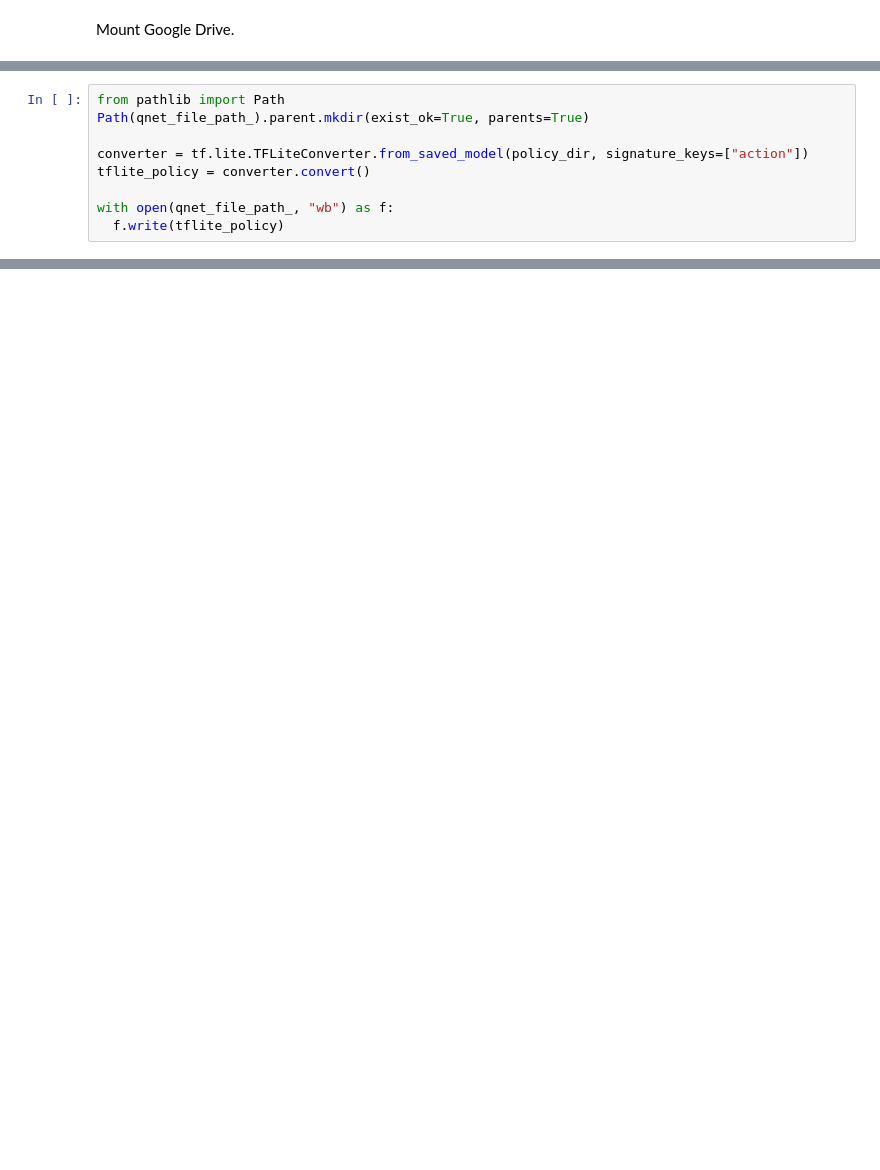
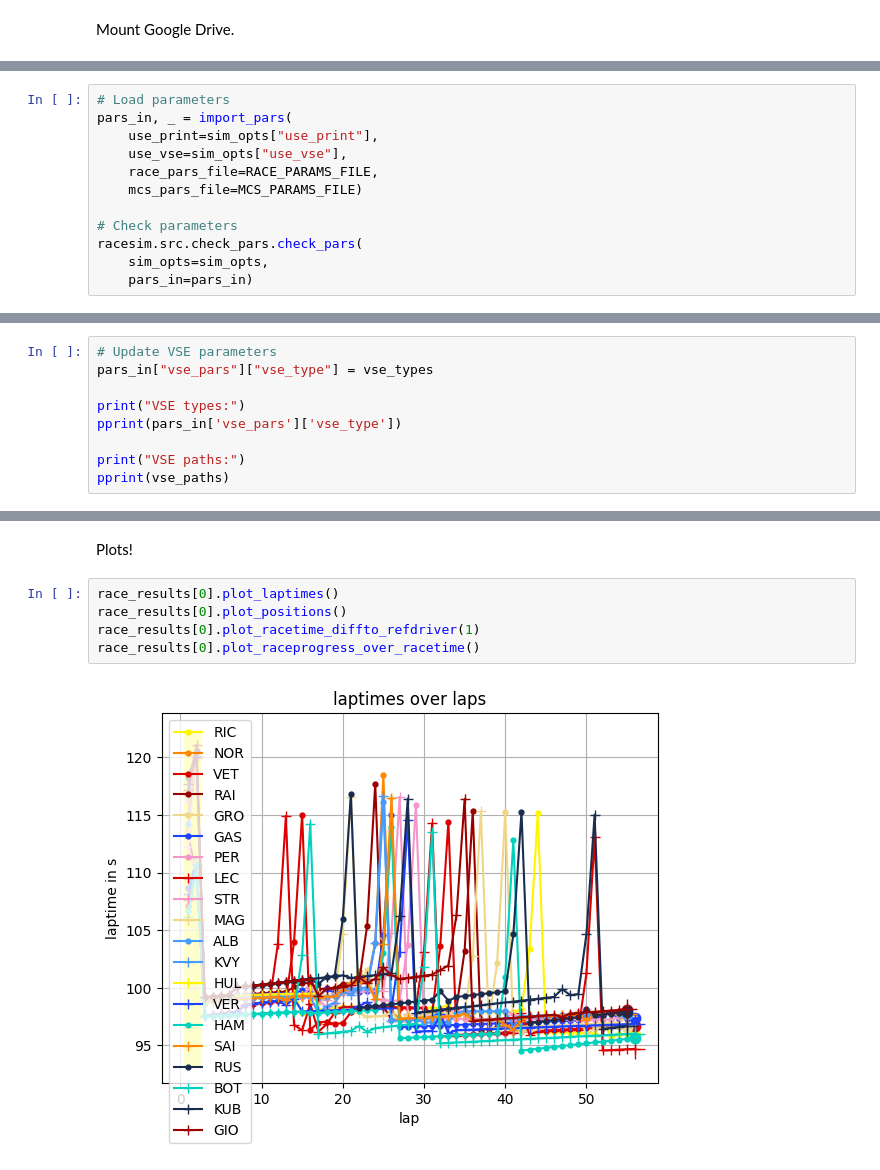
Before and after one commit to pezon/msca-race-simulation, a Jupyter notebook: notebooks/Simulate_Race.ipynb, the cells around one changed output, grey strips where cells are left out. Saved outputs shown, nothing was run; the diff lists cells and outputs as text; blank space fills up the shorter version.

Commit message:
fixed: simulate race

```diff
--- a/notebooks/Simulate_Race.ipynb
+++ b/notebooks/Simulate_Race.ipynb
@@ -862,9 +72,0 @@ Convert policy to TFLite
-# %%
-from pathlib import Path
-Path(qnet_file_path_).parent.mkdir(exist_ok=True, parents=True)
-
-converter = tf.lite.TFLiteConverter.from_saved_model(policy_dir, signature_keys=["action"])
-tflite_policy = converter.convert()
-
-with open(qnet_file_path_, "wb") as f:
-  f.write(tflite_policy)
@@ -1578,0 +190,12 @@ INFO: Simulation finished successfully!
+# %%
+# Load parameters
+pars_in, _ = import_pars(
+    use_print=sim_opts["use_print"],
+    use_vse=sim_opts["use_vse"],
+    race_pars_file=RACE_PARAMS_FILE,
+    mcs_pars_file=MCS_PARAMS_FILE)
+
+# Check parameters
+racesim.src.check_pars.check_pars(
+    sim_opts=sim_opts,
+    pars_in=pars_in)
@@ -1578,0 +211,9 @@ INFO: Simulation finished successfully!
+# %%
+# Update VSE parameters
+pars_in["vse_pars"]["vse_type"] = vse_types
+
+print("VSE types:")
+pprint(pars_in['vse_pars']['vse_type'])
+
+print("VSE paths:")
+pprint(vse_paths)
@@ -1578,0 +487,9 @@ INFO: Simulation finished successfully!
+# %% [markdown]
+Plots!
+# %%
+race_results[0].plot_laptimes()
+race_results[0].plot_positions()
+race_results[0].plot_racetime_diffto_refdriver(1)
+race_results[0].plot_raceprogress_over_racetime()
+# %% [output]
+[figure, added]
```
Also changed, not shown: parts of 72 cells of this notebook.
